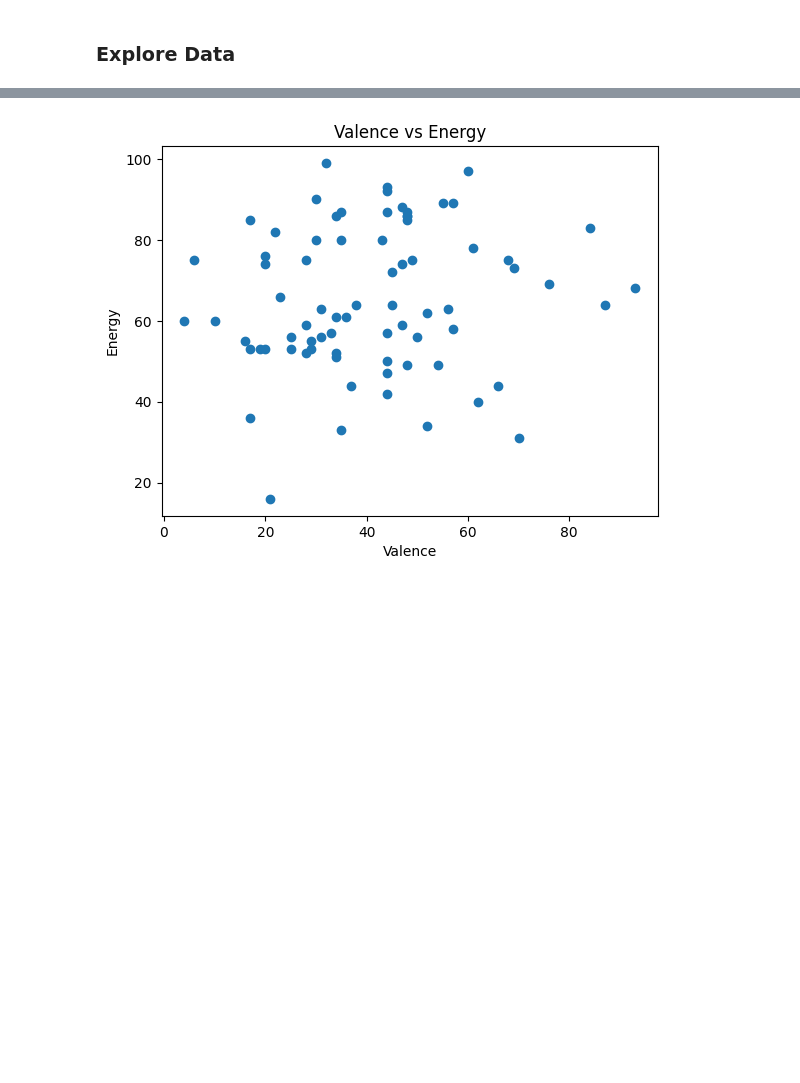
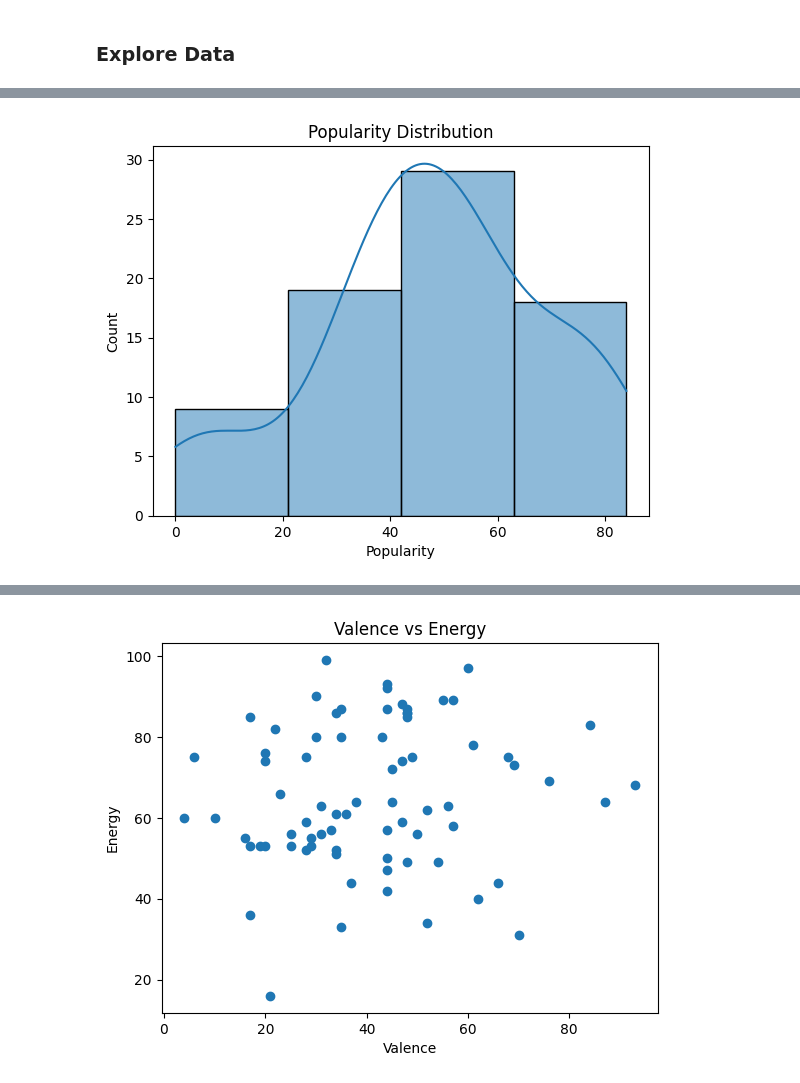
Before and after one commit to kaseymallette/playlist-analysis, a Jupyter notebook: analysis.ipynb, the cells around one changed output, grey strips where cells are left out. Drawn from its saved outputs; the diff is of its cells as text; code cells hidden in the pictures; blank space fills up the shorter version.

```diff
--- a/analysis.ipynb
+++ b/analysis.ipynb
@@ -48,3 +48,12 @@ df_describe
 | 50% | 38.000000 | 120.000000 | 63.000000 | 48.000000 | 56.000000 | 8.000000 | 0.000000 | 43.000000 | 0.000000 | 10.000000 | ... |
 | 75% | 56.500000 | 140.000000 | 80.000000 | 61.000000 | 68.000000 | 42.500000 | 0.000000 | 49.500000 | 0.000000 | 20.000000 | ... |
 | max | 75.000000 | 204.000000 | 99.000000 | 84.000000 | 90.000000 | 88.000000 | 82.000000 | 93.000000 | 40.000000 | 60.000000 | ... |
+# %%
+# Plot popularity distribution
+sns.histplot(data=df_playlist, x='Popularity', kde=True, bins=4)
+plt.title('Popularity Distribution')
+plt.ylabel('Count')
+plt.savefig('images/popularity_distribution.png', dpi=200)
+plt.show()
+# %% [output]
+[figure, added]
```
Also changed, not shown: parts of 7 cells of this notebook, 5 other files.
